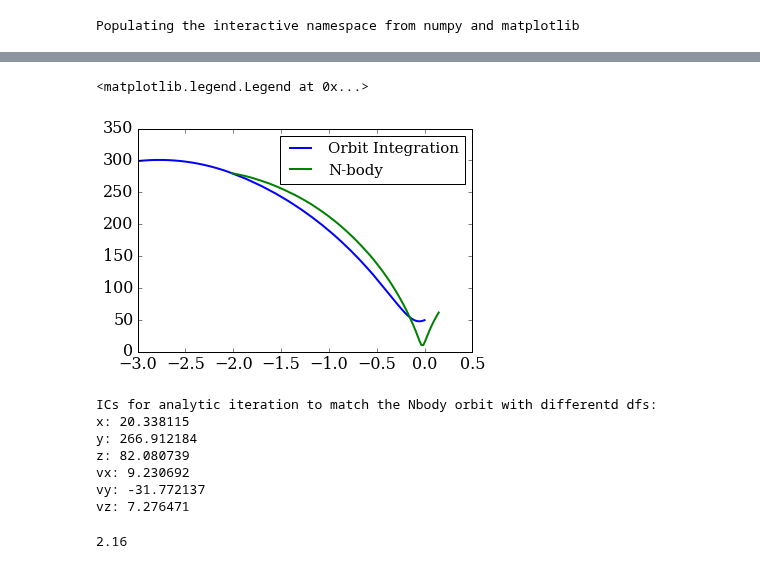
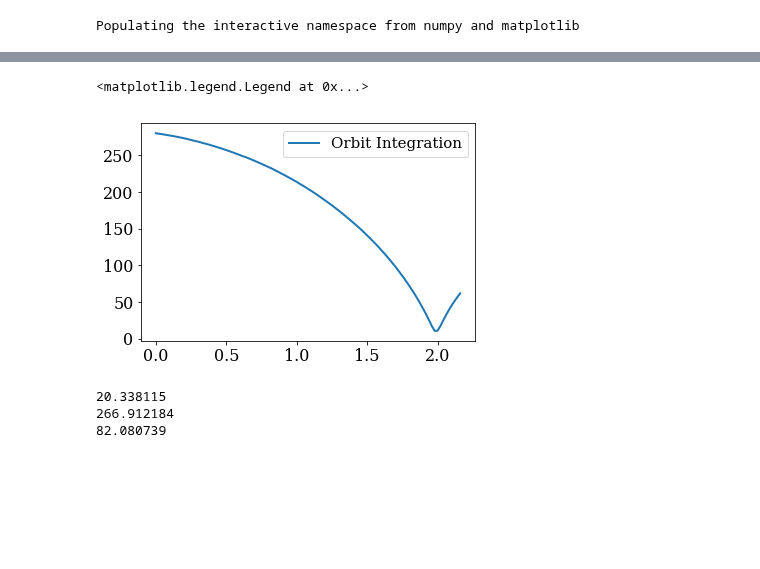
Before and after one commit to jngaravitoc/LMC-MW, a Jupyter notebook: code/LMC_orbit/LMC4_orbit.ipynb, the cells around one changed output, grey strips where cells are left out. Saved outputs shown, nothing was run; the diff lists cells and outputs as text; code cells hidden in the pictures; blank space fills up the shorter version.

Commit message:
finding the LMC4 orbit

```diff
--- a/code/LMC_orbit/LMC4_orbit.ipynb
+++ b/code/LMC_orbit/LMC4_orbit.ipynb
@@ -104,30 +146,18 @@ ric1, xic1, yic1, zic1, vxic1, vyic1, vzic1, tic1 = ICs(Rgal1, 280, xgal1, ygal1
 # %%
 RgNB = np.sqrt((xgalNB-xsatNB)**2.0 + (ygalNB - ysatNB)**2.0 + (zgalNB-zsatNB)**2.0)
 # %%
-plot(tgal1, Rgal1, lw=2, label='Orbit Integration')
-plot(tNB+tic1, RgNB, lw=2, label='N-body')
+plot(tNB, RgNB, lw=2, label='Orbit Integration')
+
+#plot(tNB+tic1, RgNB, lw=2, label='N-body')
 legend(fontsize=15)
 # %% [output]
 <matplotlib.legend.Legend at 0x...>
-[figure, old version]
+[figure, new version]
 # %%
-print 'ICs for analytic iteration to match the Nbody orbit with differentd dfs:'
-print 'x:', xsatNB[0]-xgalNB[0]
-print 'y:', ysatNB[0]-ygalNB[0]
-print 'z:', zsatNB[0]-zgalNB[0]
-
-print 'vx:', vxsatNB[0]-vxgalNB[0]
-print 'vy:', vysatNB[0]-vygalNB[0]
-print 'vz:', vzsatNB[0]-vzgalNB[0]
+print(xsatNB[0]-xgalNB[0])
+print(ysatNB[0]-ygalNB[0])
+print(zsatNB[0]-zgalNB[0])
 # %% [output]
-ICs for analytic iteration to match the Nbody orbit with differentd dfs:
-x: 20.338115
-y: 266.912184
-z: 82.080739
-vx: 9.230692
-vy: -31.772137
-vz: 7.276471
+20.338115
+266.912184
+82.080739
-# %%
-print tNB[-1]
-# %% [output]
-2.16
```
Also changed, not shown: parts of 25 cells of this notebook.
